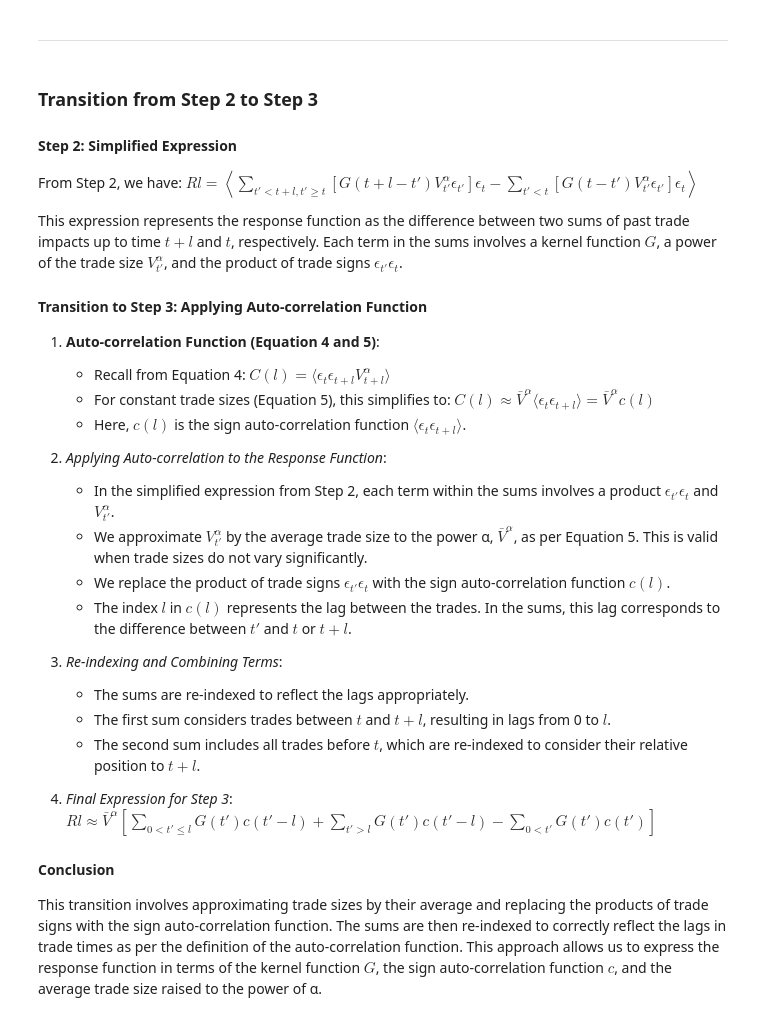
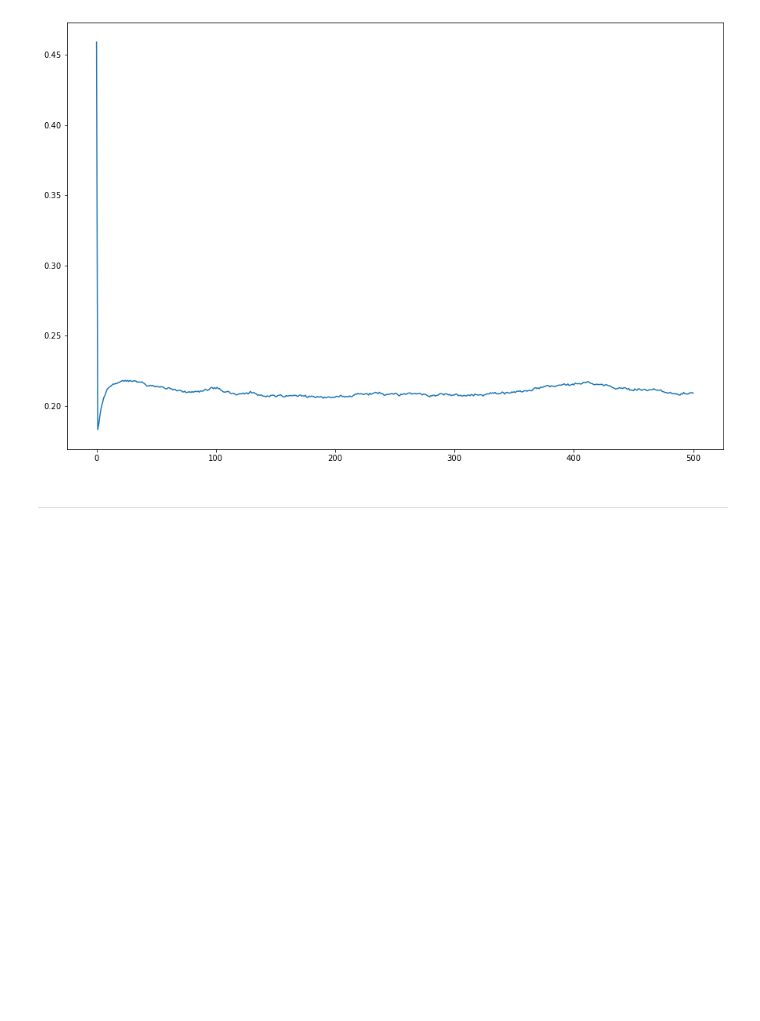
Before and after one commit to alanwake47/FINM-37601-Mathematical-Market-Microstructure, a Jupyter notebook: hw3/hw3_aman.ipynb, the cells around one changed output. Saved outputs shown, nothing was run; the diff lists cells and outputs as text; code cells hidden in the pictures; blank space fills up the shorter version.

```diff
--- a/hw3/hw3_aman.ipynb
+++ b/hw3/hw3_aman.ipynb
@@ -120,0 +17,6 @@ Through these steps, we have derived that the response function 𝑅𝑙 can be
+# %%
+df1 = pd.read_csv('pp1_md_201607_201607.csv')
+df1.drop("Unnamed: 0", axis=1, inplace=True)
+
+df2 = pd.read_csv('pp1_md_201608_201608.csv')
+df2.drop("Unnamed: 0", axis=1, inplace=True)
@@ -120,0 +55,4 @@ Through these steps, we have derived that the response function 𝑅𝑙 can be
+# %%
+#Concatenate the dataframes
+df = pd.concat([df1, df2], ignore_index=True)
+df
@@ -120,0 +75,19 @@ Through these steps, we have derived that the response function 𝑅𝑙 can be
+# %%
+# Function to calculate Rl_tilde for a given lag l
+def calculate_Rl_tilde(df, l):
+    vwap_t_l = df['VWAP'].shift(-l)   # Shift VWAP backwards by l
+    mt = df['midQ']                   # mid-quote at time t
+    epsilon_t = df['Sign']            # sign at time t
+
+    Rl_tilde_values = (vwap_t_l - mt) * epsilon_t
+    Rl_tilde_values.dropna(inplace=True)  # Drop NaN values resulting from the shift operation
+
+    # Divide by the bid-ask spread (assuming bid and ask prices are available)
+    bid_ask_spread = df['SP1'] - df['BP1']
+    Rl_tilde_values /= bid_ask_spread
+
+    return Rl_tilde_values.mean()
+
+# Calculate Rl_tilde for 0 <= l <= 500
+Rl_tilde_results = [calculate_Rl_tilde(df, l) for l in range(501)]
+Rl_tilde_results
@@ -121,46 +112,9 @@ Through these steps, we have derived that the response function 𝑅𝑙 can be
+# %%
+#PLot Rl_tilde_results against l and change the figure size
+plt.figure(figsize=(15,10))
+plt.plot(Rl_tilde_results)
+plt.show()
+# %% [output]
+[figure, added]
 # %% [markdown]
 ---
-# %% [markdown]
-### Transition from Step 2 to Step 3
-
-#### Step 2: Simplified Expression
-
-From Step 2, we have:
-$
-𝑅𝑙 = \left\langle \sum_{t'<t+l, t'≥t} [G(t+l - t')V_{t'}^α\epsilon_{t'}]\epsilon_{𝑡} - \sum_{t'<t} [G(t - t')V_{t'}^α\epsilon_{t'}]\epsilon_{𝑡} \right\rangle
-$
-
-This expression represents the response function as the difference between two sums of past trade impacts up to time $ t + l $ and $ t $, respectively. Each term in the sums involves a kernel function $ G $, a power of the trade size $ V_{t'}^α $, and the product of trade signs $ \epsilon_{t'}\epsilon_{t} $.
-
-#### Transition to Step 3: Applying Auto-correlation Function
-
-1. **Auto-correlation Function (Equation 4 and 5)**:
-   - Recall from Equation 4:
-     $
-     𝐶(𝑙) = \langle \epsilon_{𝑡}\epsilon_{𝑡+𝑙}V_{𝑡+𝑙}^α \rangle
-     $
-   - For constant trade sizes (Equation 5), this simplifies to:
-     $
-     𝐶(𝑙) \approx \bar{V}^α \langle \epsilon_{𝑡}\epsilon_{𝑡+𝑙} \rangle = \bar{V}^α c(𝑙)
-     $
-   - Here, $ c(𝑙) $ is the sign auto-correlation function $ \langle \epsilon_{𝑡}\epsilon_{𝑡+𝑙} \rangle $.
-
-2. *Applying Auto-correlation to the Response Function*:
-   - In the simplified expression from Step 2, each term within the sums involves a product $ \epsilon_{t'}\epsilon_{t} $ and $ V_{t'}^α $.
-   - We approximate $ V_{t'}^α $ by the average trade size to the power α, $ \bar{V}^α $, as per Equation 5. This is valid when trade sizes do not vary significantly.
-   - We replace the product of trade signs $ \epsilon_{t'}\epsilon_{t} $ with the sign auto-correlation function $ c(𝑙) $.
-   - The index $ l $ in $ c(𝑙) $ represents the lag between the trades. In the sums, this lag corresponds to the difference between $ t' $ and $ t $ or $ t+l $.
-
-3. *Re-indexing and Combining Terms*:
-   - The sums are re-indexed to reflect the lags appropriately.
-   - The first sum considers trades between $ t $ and $ t+l $, resulting in lags from 0 to $ l $.
-   - The second sum includes all trades before $ t $, which are re-indexed to consider their relative position to $ t+l $.
-
-4. *Final Expression for Step 3*:
-   $
-   𝑅𝑙 \approx \bar{V}^α \left[ \sum_{0<t'≤l} G(t')c(t' - l) + \sum_{t'>l} G(t')c(t' - l) - \sum_{0<t'} G(t')c(t') \right]
-   $
-
-#### Conclusion
-
-This transition involves approximating trade sizes by their average and replacing the products of trade signs with the sign auto-correlation function. The sums are then re-indexed to correctly reflect the lags in trade times as per the definition of the auto-correlation function. This approach allows us to express the response function in terms of the kernel function $ G $, the sign auto-correlation function $ c $, and the average trade size raised to the power of α.
```
Also changed, not shown: parts of 16 cells of this notebook.
